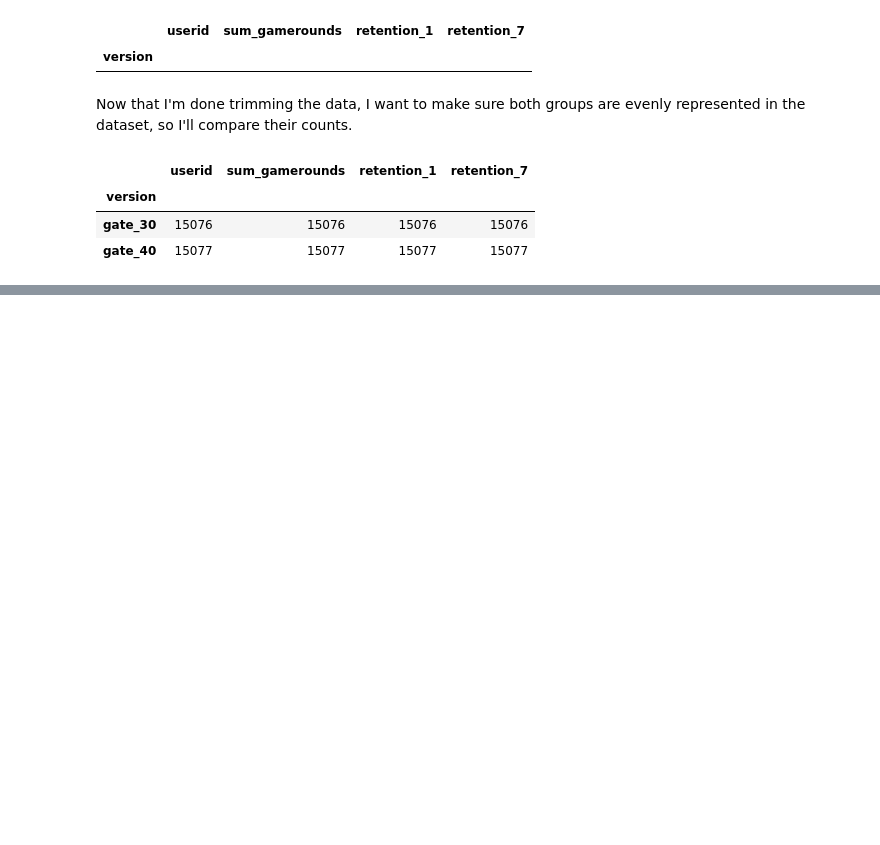
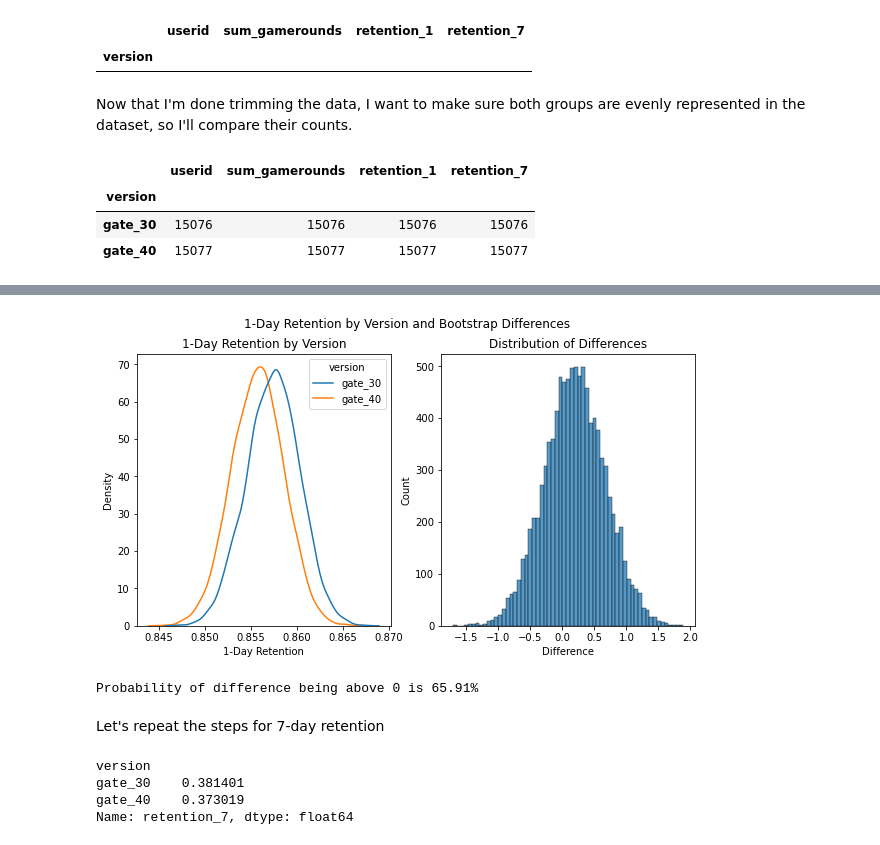
Before and after one commit to Stas-Medvedev/Game-Feature-AB-Test-Analysis, a Jupyter notebook: notebook.ipynb, the cells around one changed output, grey strips where cells are left out. Drawn from its saved outputs; the diff is of its cells as text; code cells hidden in the pictures; blank space fills up the shorter version.

```diff
--- a/notebook.ipynb
+++ b/notebook.ipynb
@@ -189,0 +201,10 @@ That's pretty even. I can now move on to comparing retention numbers by each ver
+# %%
+retention_1_bootstraps = []
+for i in range(10000):
+    bootstrap_mean = test_data.sample(frac=1,replace=True).groupby('version')['retention_1'].mean()
+    retention_1_bootstraps.append(bootstrap_mean)
+
+retention_1_bootstraps = pd.DataFrame(retention_1_bootstraps)
+retention_1_bootstraps['difference'] = \
+(retention_1_bootstraps['gate_30']-retention_1_bootstraps['gate_40'])/retention_1_bootstraps['gate_40']*100
+retention_1_bootstraps.head()
@@ -189,0 +218,26 @@ That's pretty even. I can now move on to comparing retention numbers by each ver
+# %%
+fig, (ax1, ax2) = plt.subplots(1, 2)
+fig.set_size_inches(10, 5)
+ax1 = sns.kdeplot(data=retention_1_bootstraps[['gate_30', 'gate_40']], ax = ax1)
+ax2 = sns.histplot(data=retention_1_bootstraps['difference'], ax = ax2)
+fig.suptitle('1-Day Retention by Version and Bootstrap Differences')
+ax1.set_title('1-Day Retention by Version')
+ax1.set_xlabel('1-Day Retention')
+ax2.set_title('Distribution of Differences')
+ax2.set_xlabel('Difference');
+# %% [output]
+[figure, added]
+# %%
+prob = (retention_1_bootstraps['difference'] > 0).mean()
+print(f'Probability of difference being above 0 is {prob:.2%}')
+# %% [output]
+Probability of difference being above 0 is 65.91%
+# %% [markdown]
+Let's repeat the steps for 7-day retention
+# %%
+test_data.groupby('version')['retention_7'].mean()
+# %% [output]
+version
+gate_30    0.381401
+gate_40    0.373019
+Name: retention_7, dtype: float64
```
Also changed, not shown: parts of 13 cells of this notebook.
